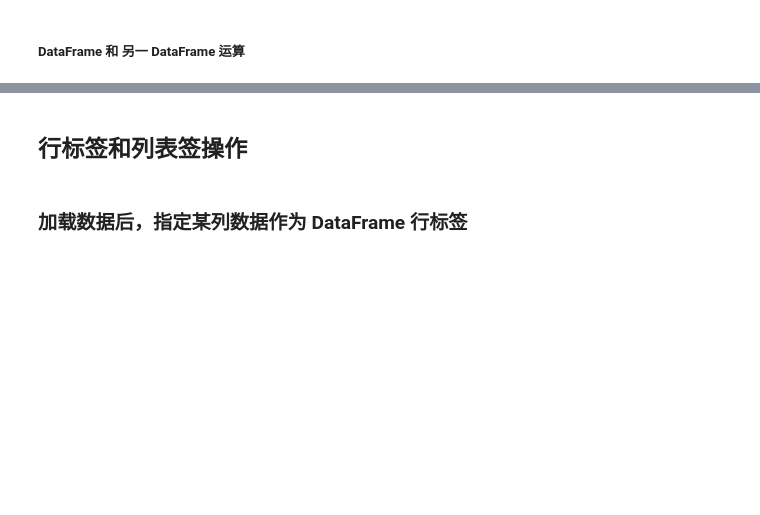
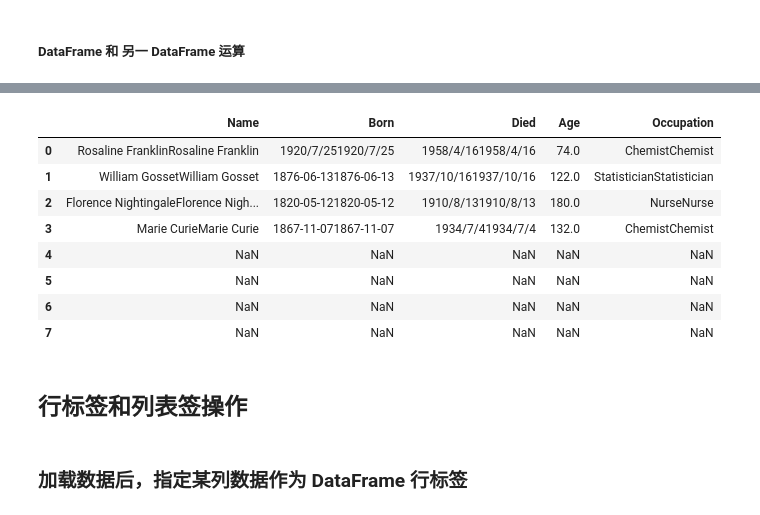
Before and after one commit to JohnChow96927/python-bigdata, a Jupyter notebook: Pandas/day1_220118/03-Series和DataFrame.ipynb, the cells around one changed output, grey strips where cells are left out. Drawn from its saved outputs; the diff is of its cells as text; code cells hidden in the pictures; blank space fills up the shorter version.

```diff
--- a/Pandas/day1_220118/03-Series和DataFrame.ipynb
+++ b/Pandas/day1_220118/03-Series和DataFrame.ipynb
@@ -337,3 +551,16 @@ dtype: float64
+# %%
+# DataFrame 和 另一 DataFrame 运算
+scientists + scientists[:4]
+# %% [output]
+|  | Name | Born | Died | Age | Occupation |
+| 0 | Rosaline FranklinRosaline Franklin | 1920/7/251920/7/25 | 1958/4/161958/4/16 | 74.0 | ChemistChemist |
+| 1 | William GossetWilliam Gosset | 1876-06-131876-06-13 | 1937/10/161937/10/16 | 122.0 | StatisticianStatistician |
+| 2 | Florence NightingaleFlorence Nigh... | 1820-05-121820-05-12 | 1910/8/131910/8/13 | 180.0 | NurseNurse |
+| 3 | Marie CurieMarie Curie | 1867-11-071867-11-07 | 1934/7/41934/7/4 | 132.0 | ChemistChemist |
+| 4 | NaN | NaN | NaN | NaN | NaN |
+| 5 | NaN | NaN | NaN | NaN | NaN |
+| 6 | NaN | NaN | NaN | NaN | NaN |
+| 7 | NaN | NaN | NaN | NaN | NaN |
 # %% [markdown]
 ## 行标签和列表签操作
 # %% [markdown]
```
Also changed, not shown: parts of 74 cells of this notebook, 18 other files.
